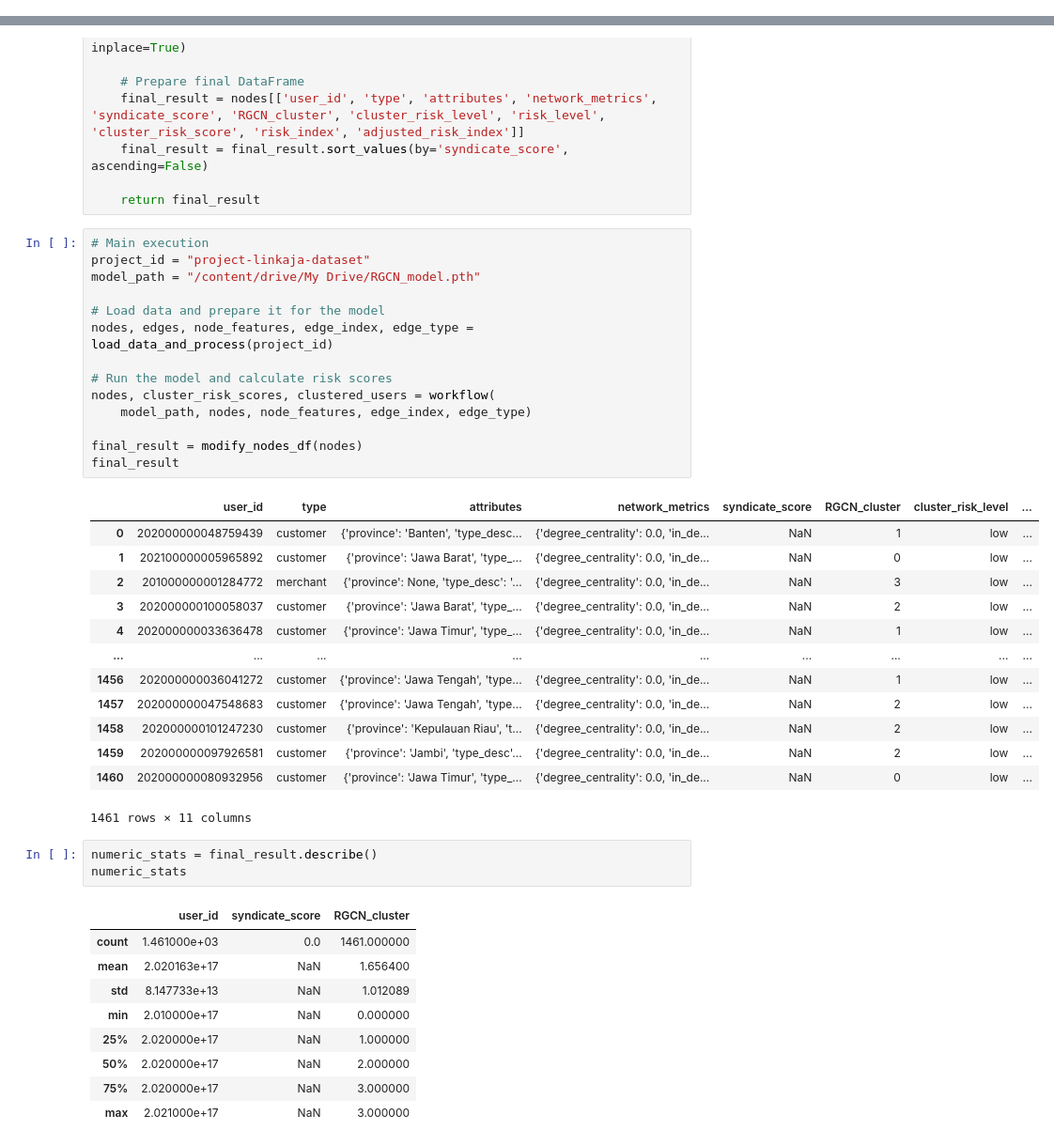
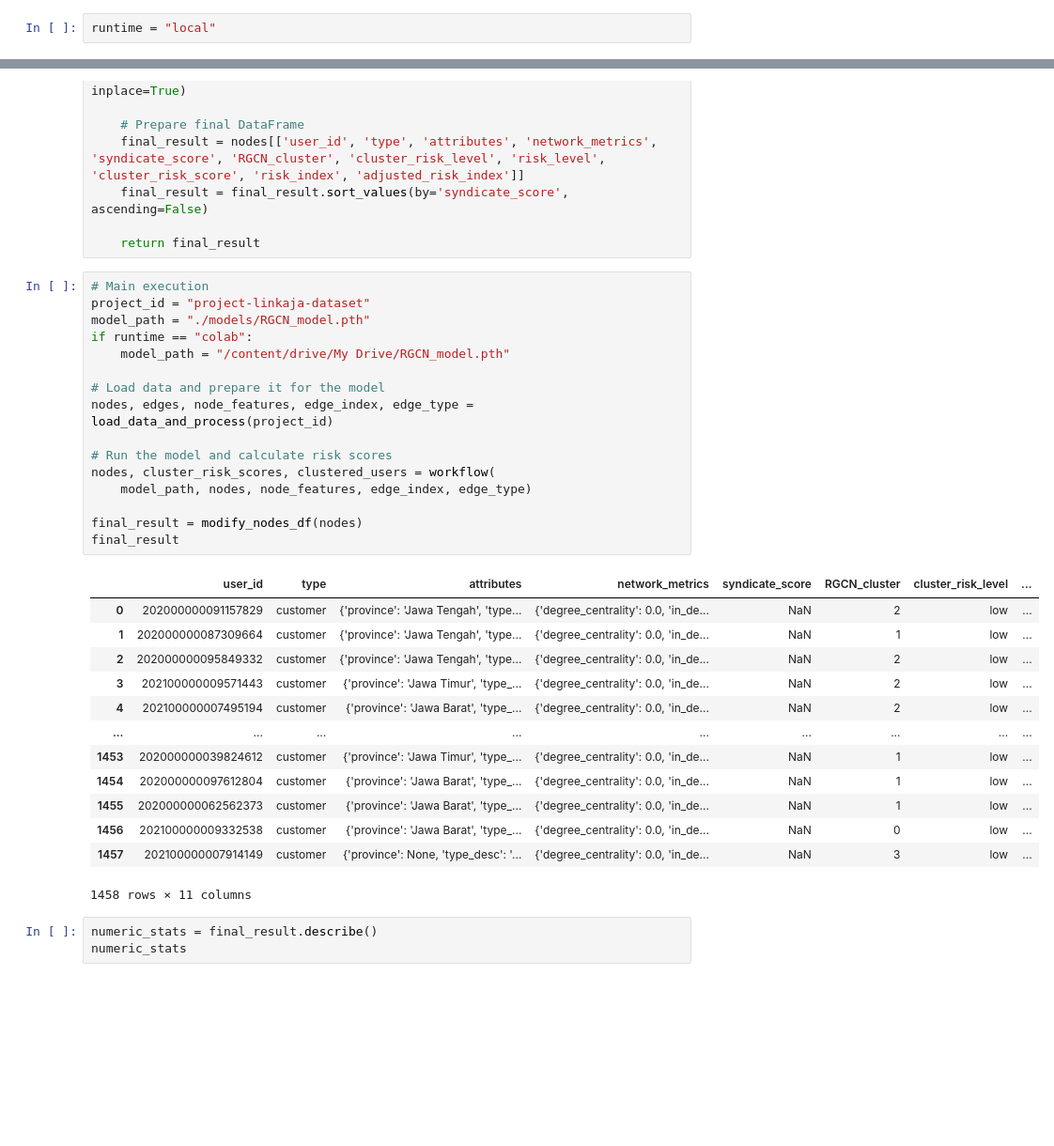
Before and after one commit to natgluons/Syndicate-Indication-using-Network-Graph-Analytics, a Jupyter notebook: HGTmodel_GNNs_fraud_nonfraud_paper.ipynb, the cells around one changed output, grey strips where cells are left out. Shown at 94% size. Saved outputs shown, nothing was run; the diff lists cells and outputs as text; blank space fills up the shorter version.

Commit message:
make runnable in local

```diff
--- a/HGTmodel_GNNs_fraud_nonfraud_paper.ipynb
+++ b/HGTmodel_GNNs_fraud_nonfraud_paper.ipynb
@@ -49 +38,3 @@ from google.oauth2 import service_account
+# %%
+runtime = "local"
 # %%
@@ -557,43 +543,35 @@ def modify_nodes_df(nodes):
 # %%
 # Main execution
 project_id = "project-linkaja-dataset"
-model_path = "/content/drive/My Drive/RGCN_model.pth"
+model_path = "./models/RGCN_model.pth"
+if runtime == "colab":
+    model_path = "/content/drive/My Drive/RGCN_model.pth"
 
 # Load data and prepare it for the model
 nodes, edges, node_features, edge_index, edge_type = load_data_and_process(project_id)
 
 # Run the model and calculate risk scores
 nodes, cluster_risk_scores, clustered_users = workflow(
     model_path, nodes, node_features, edge_index, edge_type)
 
 final_result = modify_nodes_df(nodes)
 final_result
 # %% [output]
 |  | user_id | type | attributes | network_metrics | syndicate_score | RGCN_cluster | cluster_risk_level | ... |
-| 0 | 202000000048759439 | customer | {'province': 'Banten', 'type_desc... | {'degree_centrality': 0.0, 'in_de... | NaN | 1 | low | ... |
-| 1 | 202100000005965892 | customer | {'province': 'Jawa Barat', 'type_... | {'degree_centrality': 0.0, 'in_de... | NaN | 0 | low | ... |
-| 2 | 201000000001284772 | merchant | {'province': None, 'type_desc': '... | {'degree_centrality': 0.0, 'in_de... | NaN | 3 | low | ... |
-| 3 | 202000000100058037 | customer | {'province': 'Jawa Barat', 'type_... | {'degree_centrality': 0.0, 'in_de... | NaN | 2 | low | ... |
-| 4 | 202000000033636478 | customer | {'province': 'Jawa Timur', 'type_... | {'degree_centrality': 0.0, 'in_de... | NaN | 1 | low | ... |
+| 0 | 202000000091157829 | customer | {'province': 'Jawa Tengah', 'type... | {'degree_centrality': 0.0, 'in_de... | NaN | 2 | low | ... |
+| 1 | 202000000087309664 | customer | {'province': 'Jawa Tengah', 'type... | {'degree_centrality': 0.0, 'in_de... | NaN | 1 | low | ... |
+| 2 | 202000000095849332 | customer | {'province': 'Jawa Tengah', 'type... | {'degree_centrality': 0.0, 'in_de... | NaN | 2 | low | ... |
+| 3 | 202100000009571443 | customer | {'province': 'Jawa Timur', 'type_... | {'degree_centrality': 0.0, 'in_de... | NaN | 2 | low | ... |
+| 4 | 202100000007495194 | customer | {'province': 'Jawa Barat', 'type_... | {'degree_centrality': 0.0, 'in_de... | NaN | 2 | low | ... |
 | ... | ... | ... | ... | ... | ... | ... | ... | ... |
-| 1456 | 202000000036041272 | customer | {'province': 'Jawa Tengah', 'type... | {'degree_centrality': 0.0, 'in_de... | NaN | 1 | low | ... |
-| 1457 | 202000000047548683 | customer | {'province': 'Jawa Tengah', 'type... | {'degree_centrality': 0.0, 'in_de... | NaN | 2 | low | ... |
-| 1458 | 202000000101247230 | customer | {'province': 'Kepulauan Riau', 't... | {'degree_centrality': 0.0, 'in_de... | NaN | 2 | low | ... |
-| 1459 | 202000000097926581 | customer | {'province': 'Jambi', 'type_desc'... | {'degree_centrality': 0.0, 'in_de... | NaN | 2 | low | ... |
-| 1460 | 202000000080932956 | customer | {'province': 'Jawa Timur', 'type_... | {'degree_centrality': 0.0, 'in_de... | NaN | 0 | low | ... |
+| 1453 | 202000000039824612 | customer | {'province': 'Jawa Timur', 'type_... | {'degree_centrality': 0.0, 'in_de... | NaN | 1 | low | ... |
+| 1454 | 202000000097612804 | customer | {'province': 'Jawa Barat', 'type_... | {'degree_centrality': 0.0, 'in_de... | NaN | 1 | low | ... |
+| 1455 | 202000000062562373 | customer | {'province': 'Jawa Barat', 'type_... | {'degree_centrality': 0.0, 'in_de... | NaN | 1 | low | ... |
+| 1456 | 202100000009332538 | customer | {'province': 'Jawa Barat', 'type_... | {'degree_centrality': 0.0, 'in_de... | NaN | 0 | low | ... |
+| 1457 | 202100000007914149 | customer | {'province': None, 'type_desc': '... | {'degree_centrality': 0.0, 'in_de... | NaN | 3 | low | ... |
-1461 rows × 11 columns
+1458 rows × 11 columns
 # %%
 numeric_stats = final_result.describe()
 numeric_stats
-# %% [output]
-|  | user_id | syndicate_score | RGCN_cluster |
-| count | 1.461000e+03 | 0.0 | 1461.000000 |
-| mean | 2.020163e+17 | NaN | 1.656400 |
-| std | 8.147733e+13 | NaN | 1.012089 |
-| min | 2.010000e+17 | NaN | 0.000000 |
-| 25% | 2.020000e+17 | NaN | 1.000000 |
-| 50% | 2.020000e+17 | NaN | 2.000000 |
-| 75% | 2.020000e+17 | NaN | 3.000000 |
-| max | 2.021000e+17 | NaN | 3.000000 |
 # %%
 cluster_risk_scores
```
Also changed, not shown: parts of 9 cells of this notebook, 2 other files.
